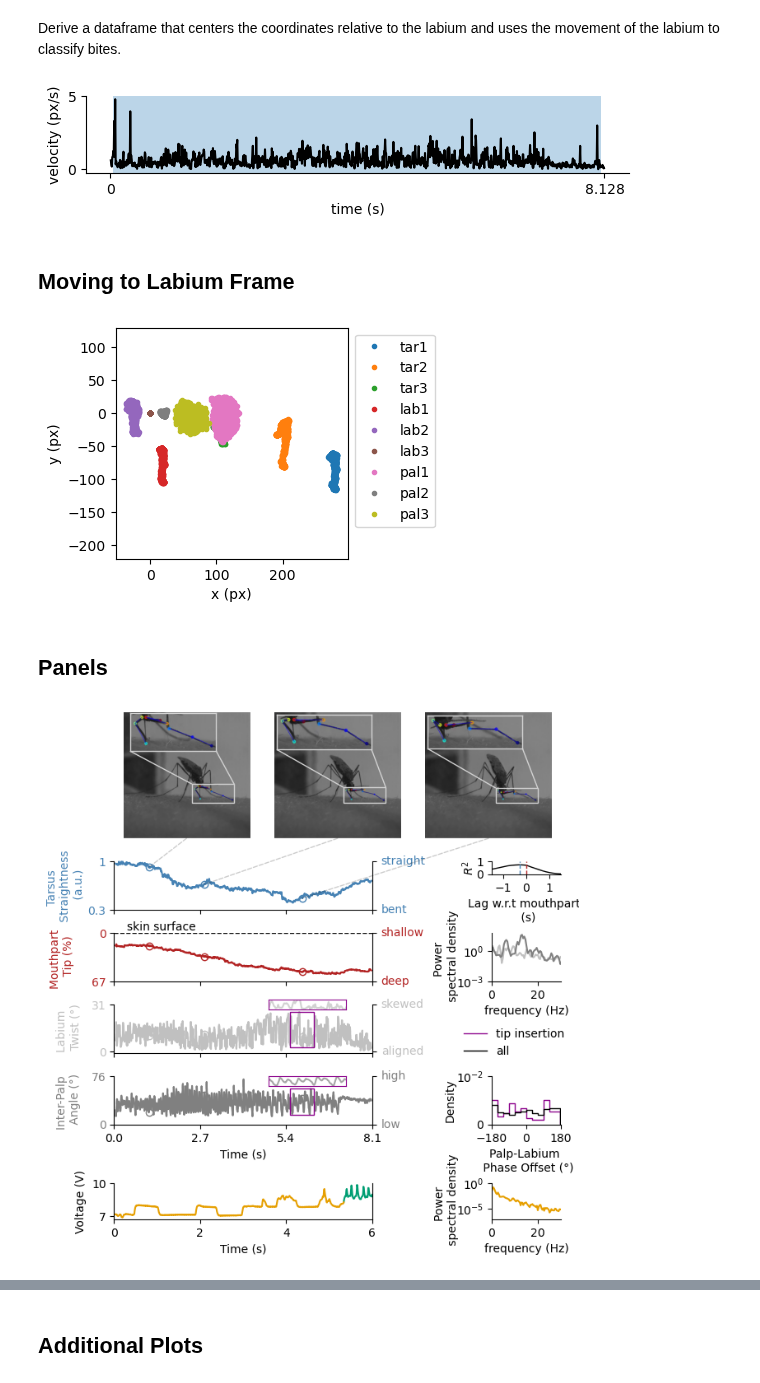
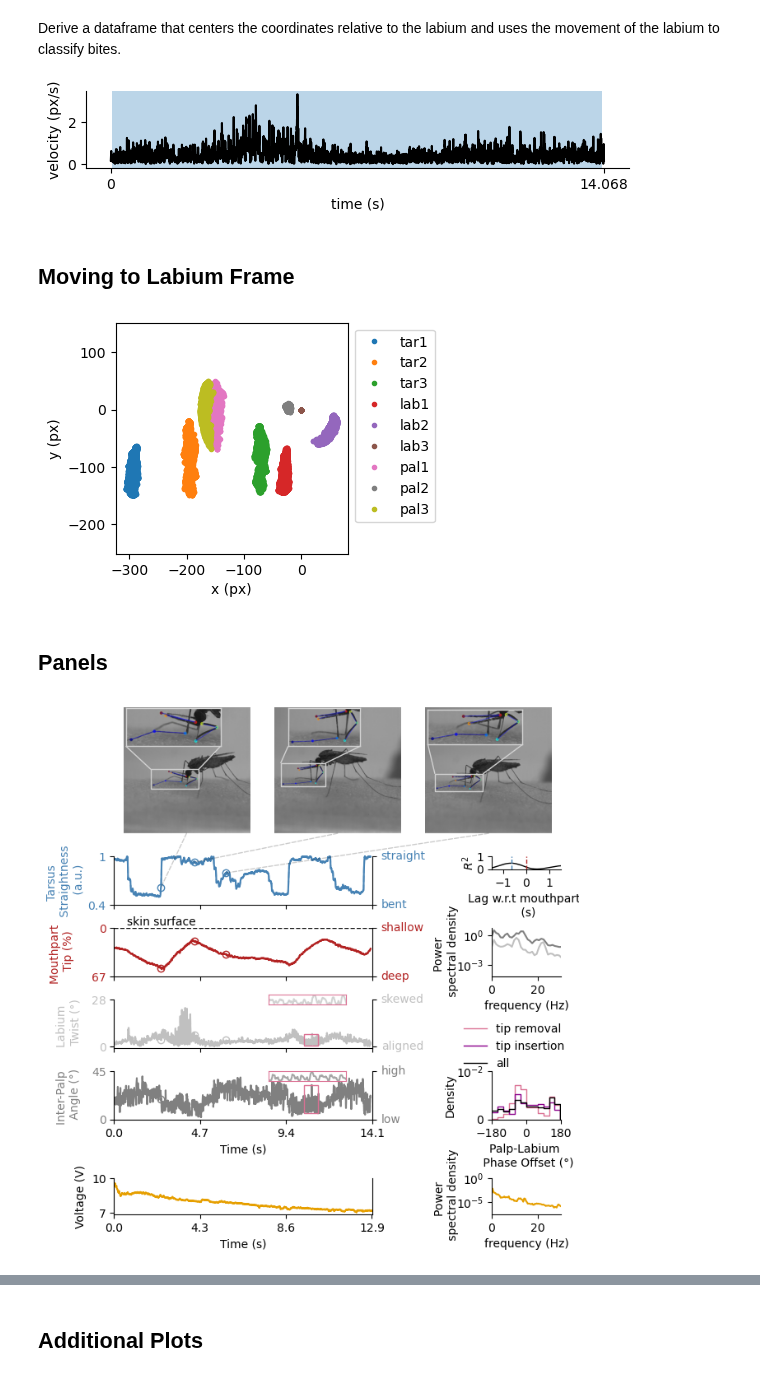
Before and after one commit to shivChitinous/bite-tracks, a Jupyter notebook: Figures.ipynb, the cells around one changed output, grey strips where cells are left out. Drawn from its saved outputs; the diff is of its cells as text; code cells hidden in the pictures.

```diff
--- a/Figures.ipynb
+++ b/Figures.ipynb
@@ -33,7 +33,7 @@ undDfFull = pd.read_csv(sep.join([dataDir.split('/')[0], 'underskin_data_full.cs
 # %% [markdown]
 Specify video index.
 # %%
-videoIdx = 2
+videoIdx = 1
 # %%
 vid_folder = datasetDf['path'].iloc[videoIdx]
 filename = datasetDf['filename'].iloc[videoIdx]
@@ -86,7 +86,7 @@ plt.ylabel('velocity (px/s)')
 # Save the figure
 plt.savefig(plot_folder + f"panel_{videoIdx}_" + "bite_segmentation.pdf", bbox_inches="tight")
 # %% [output]
-[figure, old version]
+[figure, new version]
 # %% [markdown]
 ## Moving to Labium Frame
 # %%
@@ -99,7 +99,7 @@ plt.legend(list(parts),bbox_to_anchor = (1,1));
 plt.xlabel('x (px)'); plt.ylabel('y (px)');
 plt.savefig(plot_folder+f"panel_{videoIdx}_"+"bodyparts_labium_frame_xy.pdf",bbox_inches = "tight")
 # %% [output]
-[figure, old version]
+[figure, new version]
 # %%
 # Load the video
 video = bt.videoExtract(sep.join([vid_folder, vidfile]))
@@ -349,8 +349,8 @@ ax_und.set_xticks(np.round(np.linspace(0, np.round(voltageDf['Time [s]'].max(),
 
 # === Power Spectrum Under Skin ===
 ax_spec_und = fig.add_subplot(gs[10:, 10:])
-fund, Pxx_den_und = signal.welch(voltageDf.loc[voltageDf['condition']==voltageDf['condition'].mode().values[0], 'Voltage [V]'].values, fs=len(voltageDf)/voltageDf['Time [s]'].max())
-ax_spec_und.semilogy(fund, Pxx_den_und, color=voltageDf['colors'].mode().values[0], linewidth=1.5)
+fund, Pxx_den_und = signal.welch(voltageDf.loc[voltageDf['condition']==voltageDf['condition'].loc[voltageDf['condition']!='removed'].mode().values[0], 'Voltage [V]'].values, fs=len(voltageDf)/voltageDf['Time [s]'].max())
+ax_spec_und.semilogy(fund, Pxx_den_und, color=voltageDf['colors'].loc[voltageDf['condition']!='removed'].mode().values[0], linewidth=1.5)
 ax_spec_und.set_xlabel('frequency (Hz)')
 ax_spec_und.set_yticks([0.00001, 1])
 ax_spec_und.set_xlim(0, 30)
@@ -358,7 +358,7 @@ ax_spec_und.set_ylabel('Power \n spectral density', fontsize=10, labelpad=-2)
 sns.despine(ax=ax_spec_und)
 
 if voltageDf['Time [s]'].max() > 100:
-    t_center = voltageDf['Time [s]'].mean()
+    t_center = voltageDf['Time [s]'].mean()/2
     t_start = t_center - 0.5
     t_end = t_center + 0.5
 
@@ -372,33 +372,33 @@ if voltageDf['Time [s]'].max() > 100:
                        loc='upper left', borderpad=0)
 
     # Plot voltage trace in the inset
     ax_in.plot(voltageDf['Time [s]'][window_mask],
                voltageDf['Voltage [V]'][window_mask],
-               color=voltageDf['colors'].mode().values[0], alpha=0.7)
+               color=voltageDf['colors'].loc[voltageDf['condition']!='removed'].mode().values[0], alpha=0.7)
 
     # Configure inset appearance
     ax_in.set_xlim(t_start, t_end)
     ax_in.set_ylim(voltageDf['Voltage [V]'][window_mask].min(),
                    voltageDf['Voltage [V]'][window_mask].max())
     ax_in.set_xticks([]); ax_in.set_yticks([])
     ax_in.set_facecolor('white')
 
     # Set spine color depending on removal
     [s.set_edgecolor('k') for s in ax_in.spines.values()]
 
     # Mark region on the main plot (ax_und)
     ymin = voltageDf['Voltage [V]'][window_mask].min()
     ymax = voltageDf['Voltage [V]'][window_mask].max()
     v0 = (ymin - ax_und.get_ylim()[0]) / (ax_und.get_ylim()[1] - ax_und.get_ylim()[0])
     v1 = (ymax - ax_und.get_ylim()[0]) / (ax_und.get_ylim()[1] - ax_und.get_ylim()[0])
 
     ax_und.axvspan(t_start, t_end, ymin=v0, ymax=v1,
                    fill=False,
                    edgecolor='k',
                    linewidth=0.5, zorder=10)
 
 # === Save Figure ===
 plt.savefig(plot_folder + f"panel_{videoIdx}.pdf", bbox_inches='tight', dpi=300)
 # %% [output]
-[figure, old version]
+[figure, new version]
 # %%
```
Also changed, not shown: parts of 3 cells of this notebook, 16 other files.
